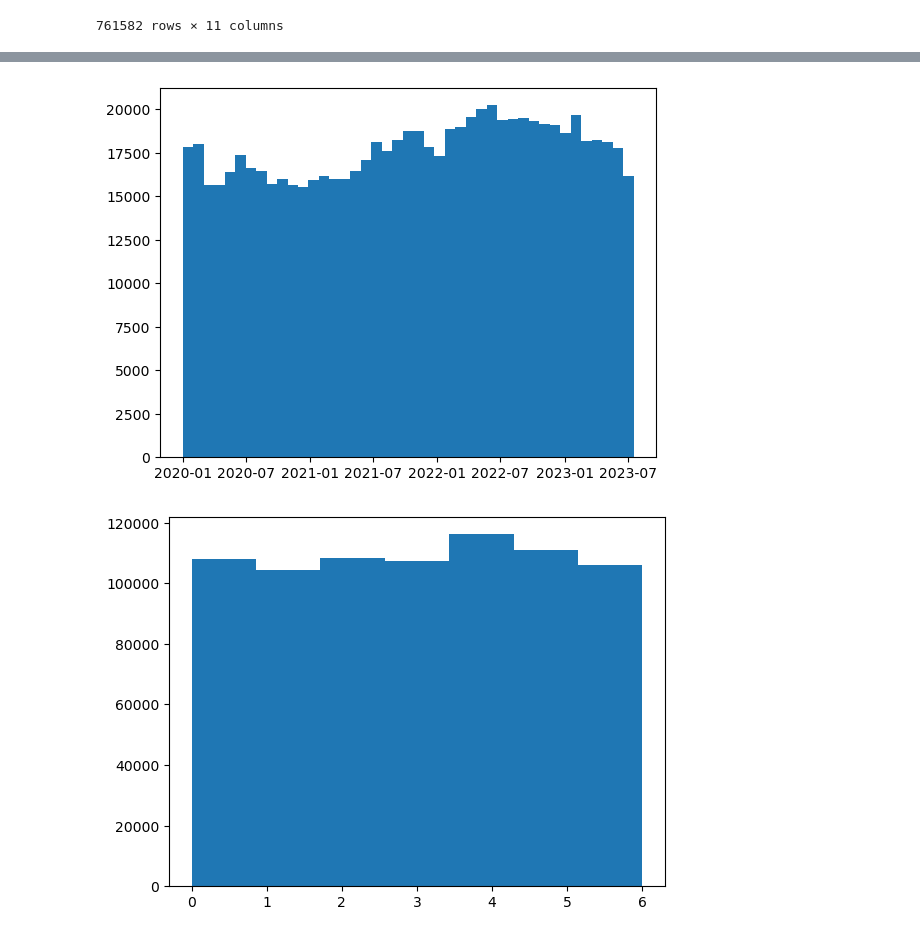
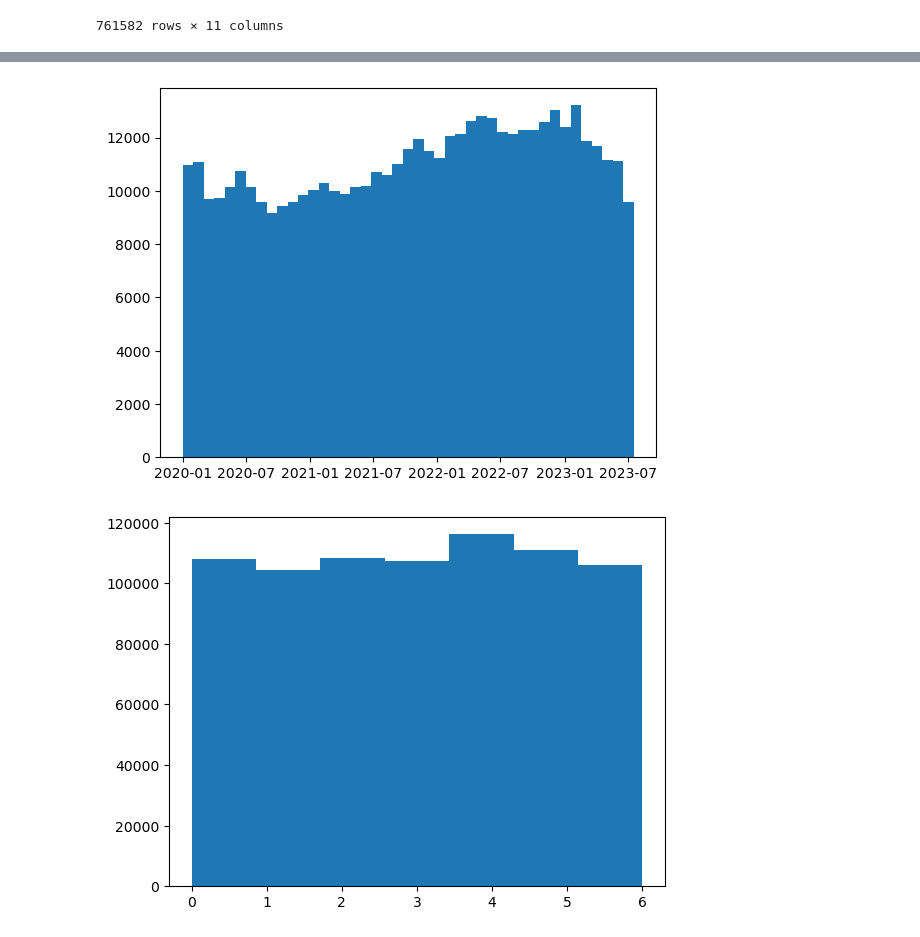
Before and after one commit to rpearce1/LA-Crime, a Jupyter notebook: LA_Crime.ipynb, the cells around one changed output, grey strips where cells are left out. Saved outputs shown, nothing was run; the diff lists cells and outputs as text; code cells hidden in the pictures.

```diff
--- a/LA_Crime.ipynb
+++ b/LA_Crime.ipynb
@@ -198,6 +199,11 @@ Name: Crm Cd Desc, dtype: int64
-# %%
-plt.hist(crime_df['dt'],43)
-plt.show()
-# %% [output]
-[figure, removed]
+# %%
+#look at crimes by date
+crime_type_df = crime_df[(crime_df['type'] == 'property')]
+plt.hist(crime_type_df['dt'],43)
+plt.show()
+#property crime levels off after 5th covid wave (omicron), worse than previously
+#violent takes a dip around the holidays (dec, jan) and peaks in summer (july,august)
+#other and violent not affected by covid
+# %% [output]
+[figure, added]
 # %%
```
Also changed, not shown: parts of 15 cells of this notebook.
